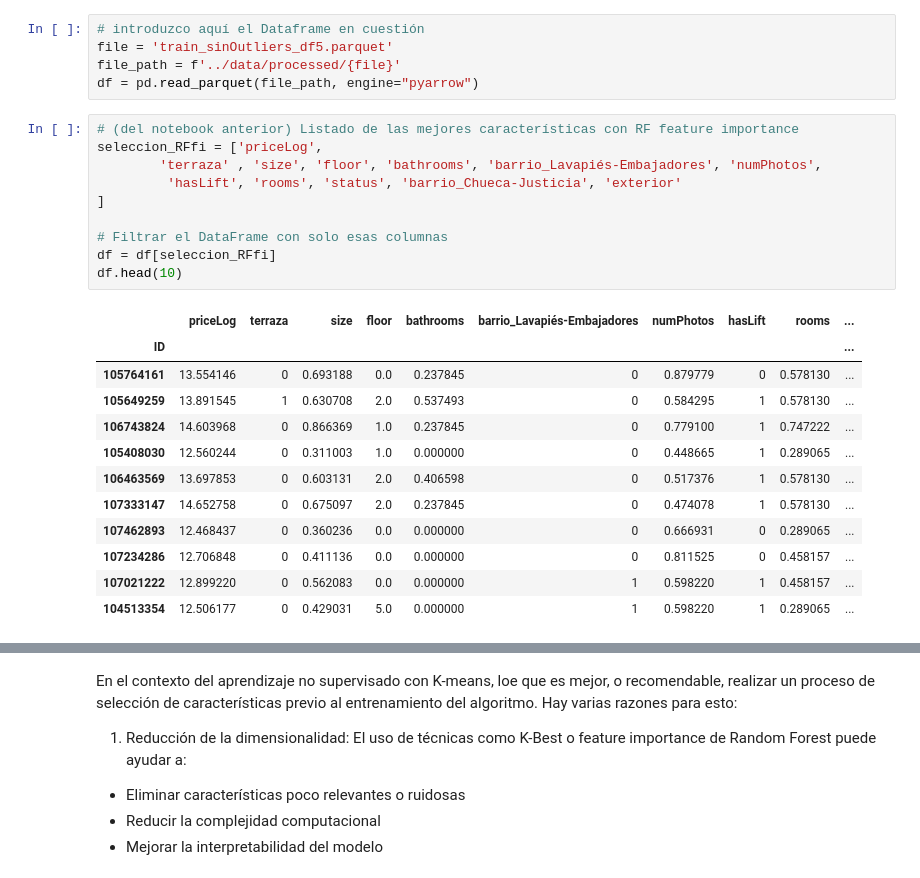
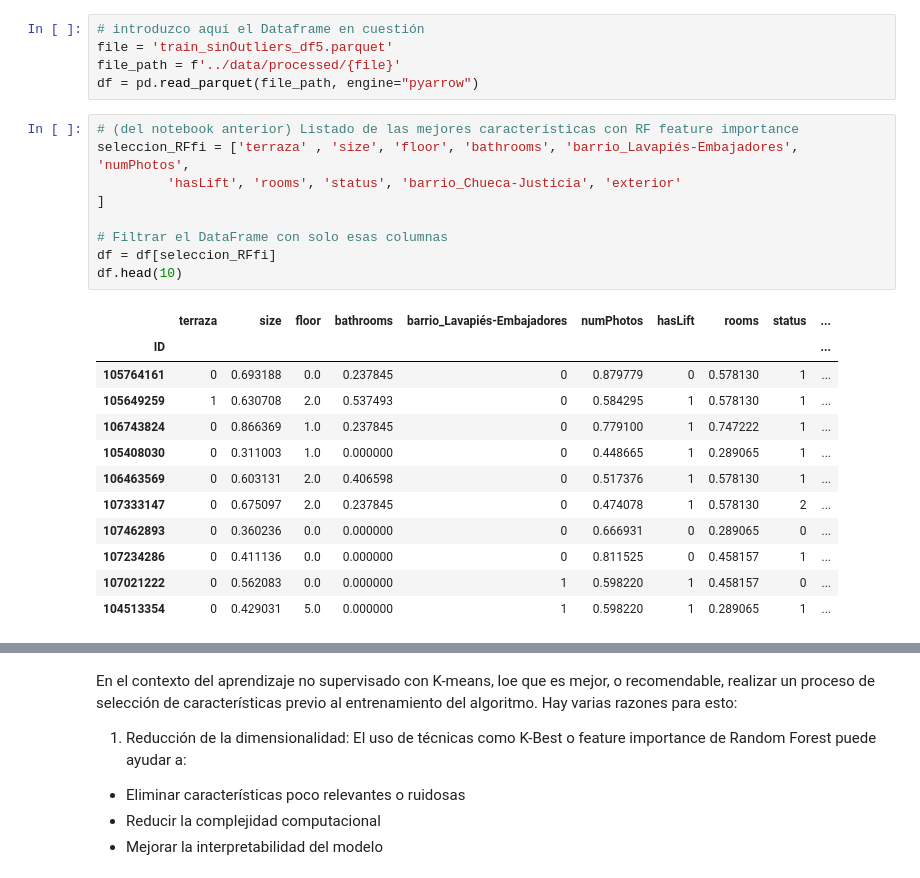
Before and after one commit to angelgvill/DS_ML_Machine_Learning_viviendaMadrid, a Jupyter notebook: notebooks/0514_Modelos_ML+_NoSupervisado.ipynb, the cells around one changed output, grey strips where cells are left out. Saved outputs shown, nothing was run; the diff lists cells and outputs as text.

```diff
--- a/notebooks/0514_Modelos_ML+_NoSupervisado.ipynb
+++ b/notebooks/0514_Modelos_ML+_NoSupervisado.ipynb
@@ -73,24 +73,23 @@ file_path = f'../data/processed/{file}'
 df = pd.read_parquet(file_path, engine="pyarrow")
 # %%
 # (del notebook anterior) Listado de las mejores características con RF feature importance
-seleccion_RFfi = ['priceLog',
-        'terraza' , 'size', 'floor', 'bathrooms', 'barrio_Lavapiés-Embajadores', 'numPhotos',
+seleccion_RFfi = ['terraza' , 'size', 'floor', 'bathrooms', 'barrio_Lavapiés-Embajadores', 'numPhotos',
          'hasLift', 'rooms', 'status', 'barrio_Chueca-Justicia', 'exterior'
 ]
 
 # Filtrar el DataFrame con solo esas columnas
 df = df[seleccion_RFfi]
 df.head(10)
 # %% [output]
-|  | priceLog | terraza | size | floor | bathrooms | barrio_Lavapiés-Embajadores | numPhotos | hasLift | rooms | ... |
+|  | terraza | size | floor | bathrooms | barrio_Lavapiés-Embajadores | numPhotos | hasLift | rooms | status | ... |
 | ID |  |  |  |  |  |  |  |  |  | ... |
-| 105764161 | 13.554146 | 0 | 0.693188 | 0.0 | 0.237845 | 0 | 0.879779 | 0 | 0.578130 | ... |
-| 105649259 | 13.891545 | 1 | 0.630708 | 2.0 | 0.537493 | 0 | 0.584295 | 1 | 0.578130 | ... |
-| 106743824 | 14.603968 | 0 | 0.866369 | 1.0 | 0.237845 | 0 | 0.779100 | 1 | 0.747222 | ... |
-| 105408030 | 12.560244 | 0 | 0.311003 | 1.0 | 0.000000 | 0 | 0.448665 | 1 | 0.289065 | ... |
-| 106463569 | 13.697853 | 0 | 0.603131 | 2.0 | 0.406598 | 0 | 0.517376 | 1 | 0.578130 | ... |
-| 107333147 | 14.652758 | 0 | 0.675097 | 2.0 | 0.237845 | 0 | 0.474078 | 1 | 0.578130 | ... |
-| 107462893 | 12.468437 | 0 | 0.360236 | 0.0 | 0.000000 | 0 | 0.666931 | 0 | 0.289065 | ... |
-| 107234286 | 12.706848 | 0 | 0.411136 | 0.0 | 0.000000 | 0 | 0.811525 | 0 | 0.458157 | ... |
-| 107021222 | 12.899220 | 0 | 0.562083 | 0.0 | 0.000000 | 1 | 0.598220 | 1 | 0.458157 | ... |
-| 104513354 | 12.506177 | 0 | 0.429031 | 5.0 | 0.000000 | 1 | 0.598220 | 1 | 0.289065 | ... |
+| 105764161 | 0 | 0.693188 | 0.0 | 0.237845 | 0 | 0.879779 | 0 | 0.578130 | 1 | ... |
+| 105649259 | 1 | 0.630708 | 2.0 | 0.537493 | 0 | 0.584295 | 1 | 0.578130 | 1 | ... |
+| 106743824 | 0 | 0.866369 | 1.0 | 0.237845 | 0 | 0.779100 | 1 | 0.747222 | 1 | ... |
+| 105408030 | 0 | 0.311003 | 1.0 | 0.000000 | 0 | 0.448665 | 1 | 0.289065 | 1 | ... |
+| 106463569 | 0 | 0.603131 | 2.0 | 0.406598 | 0 | 0.517376 | 1 | 0.578130 | 1 | ... |
+| 107333147 | 0 | 0.675097 | 2.0 | 0.237845 | 0 | 0.474078 | 1 | 0.578130 | 2 | ... |
+| 107462893 | 0 | 0.360236 | 0.0 | 0.000000 | 0 | 0.666931 | 0 | 0.289065 | 0 | ... |
+| 107234286 | 0 | 0.411136 | 0.0 | 0.000000 | 0 | 0.811525 | 0 | 0.458157 | 1 | ... |
+| 107021222 | 0 | 0.562083 | 0.0 | 0.000000 | 1 | 0.598220 | 1 | 0.458157 | 0 | ... |
+| 104513354 | 0 | 0.429031 | 5.0 | 0.000000 | 1 | 0.598220 | 1 | 0.289065 | 1 | ... |
```
Also changed, not shown: parts of 13 cells of this notebook.
